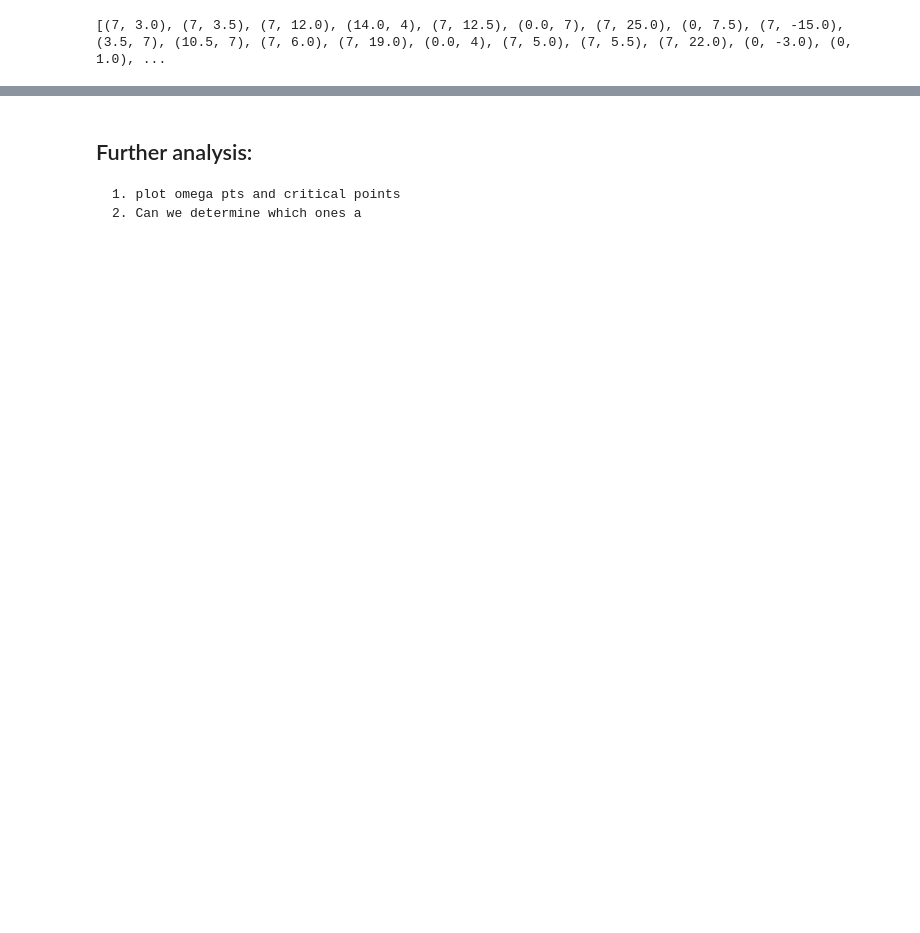
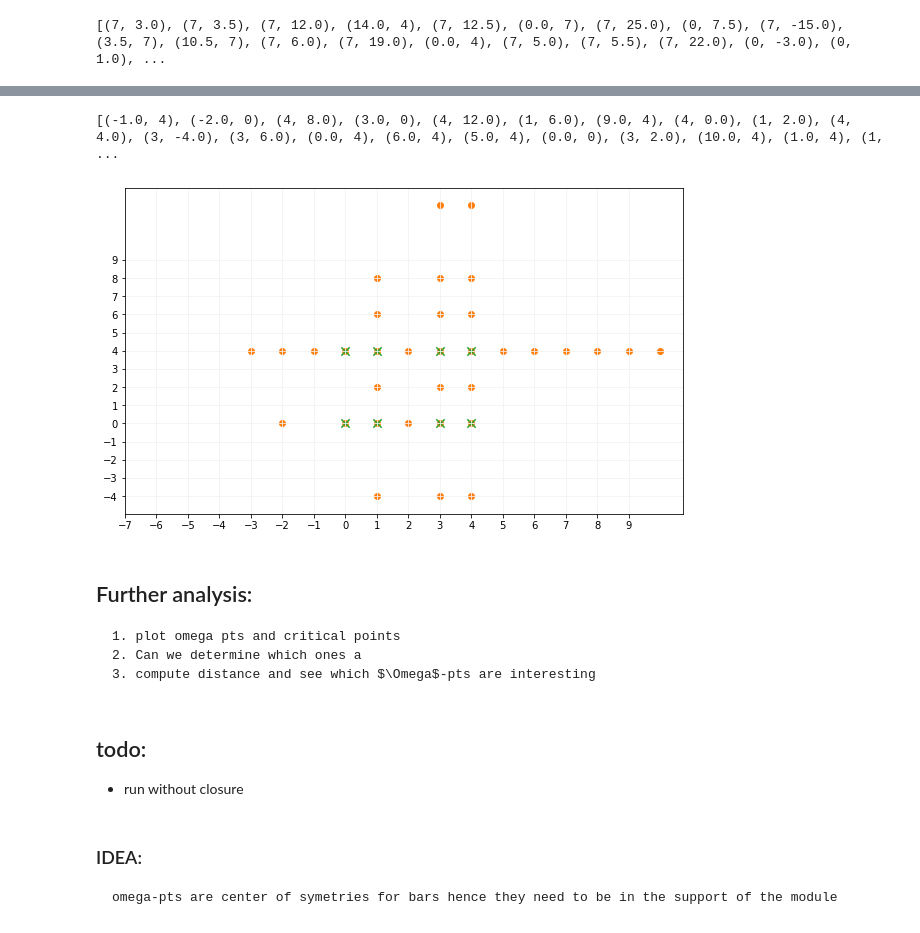
Before and after one commit to asilata/matching-distance-code, a Jupyter notebook: Notebooks/Algorithm_3vs1-ConvexHulls.ipynb, the cells around one changed output, grey strips where cells are left out. Saved outputs shown, nothing was run; the diff lists cells and outputs as text; code cells hidden in the pictures; blank space fills up the shorter version.

```diff
--- a/Notebooks/Algorithm_3vs1-ConvexHulls.ipynb
+++ b/Notebooks/Algorithm_3vs1-ConvexHulls.ipynb
@@ -418,0 +524,31 @@ print(Pts)
+# %%
+c1 = mod.critical_val((0,0), 0)
+c2 = mod.critical_val((4,0), 0)
+c3 = mod.critical_val((0,4),0)
+c4 = mod.critical_val((4,4),0)
+
+
+
+
+d1 = mod.critical_val((1,0), 1)
+d2 = mod.critical_val((3,0), 1)
+d3 = mod.critical_val((1,4),1)
+d4 = mod.critical_val((3,4),1)
+
+
+CritPts = [c1,c2,c3,c4,d1,d2,d3,d4]
+# %%
+Pts =[]
+
+for a in range(len(CritPts)):
+    for b in range(a+1,len(CritPts)):
+        for c in range(b+1,len(CritPts)):
+            for d in range(c, len(CritPts)):
+                if check_3distinct([CritPts[a],CritPts[b],CritPts[c],CritPts[d]]):
+                    pts = algo_3vs1([CritPts[a],CritPts[b],CritPts[c],CritPts[d]])
+                    Pts +=pts
+print('**********')
+print("Computed {} points (with duplicates)".format(len(Pts)))
+
+Pts = list(set(Pts))
+print("Without duplicates {}".format(len(Pts)))
@@ -419,4 +590,31 @@ print(Pts)
+# %%
+print(Pts)
+# %% [output]
+[(-1.0, 4), (-2.0, 0), (4, 8.0), (3.0, 0), (4, 12.0), (1, 6.0), (9.0, 4), (4, 0.0), (1, 2.0), (4, 4.0), (3, -4.0), (3, 6.0), (0.0, 4), (6.0, 4), (5.0, 4), (0.0, 0), (3, 2.0), (10.0, 4), (1.0, 4), (1,  ...
+# %%
+fig = plt.figure(figsize=(10,6))
+ax = fig.gca()
+
+for pt in Pts:
+    matplotlib.pyplot.scatter(pt[0], pt[1],c='C1')
+for crit in CritPts:
+    matplotlib.pyplot.scatter(crit.coords[0], crit.coords[1],c='C2', marker = "x", s=70)
+
+ax.set_xticks(numpy.arange(-7,10, 1))
+ax.set_yticks(numpy.arange(-4, 10, 1))
+
+plt.grid(axis='both', color='0.95')
+# %% [output]
+[figure, added]
 # %% [markdown]
 ## Further analysis:
     1. plot omega pts and critical points
     2. Can we determine which ones a
+    3. compute distance and see which $\Omega$-pts are interesting
+# %% [markdown]
+## todo:
+- run without closure
+# %% [markdown]
+### IDEA:
+
+    omega-pts are center of symetries for bars hence they need to be in the support of the module
```
Also changed, not shown: parts of 11 cells of this notebook.
